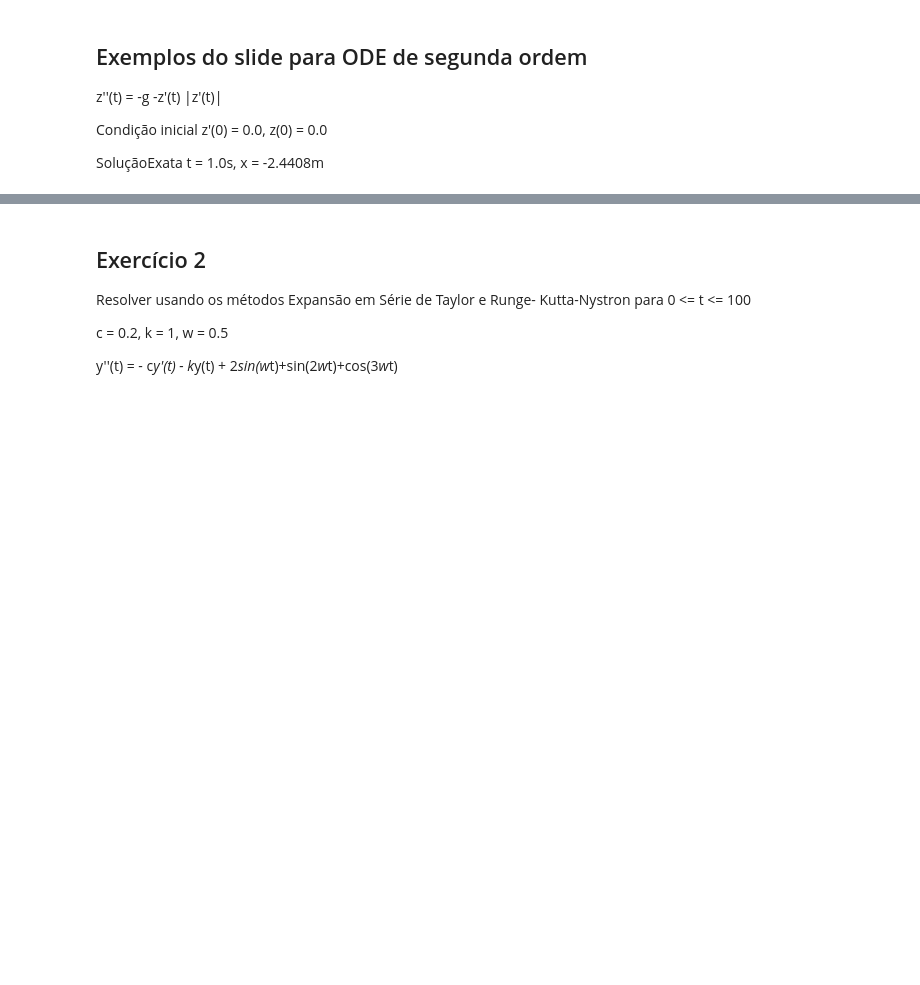
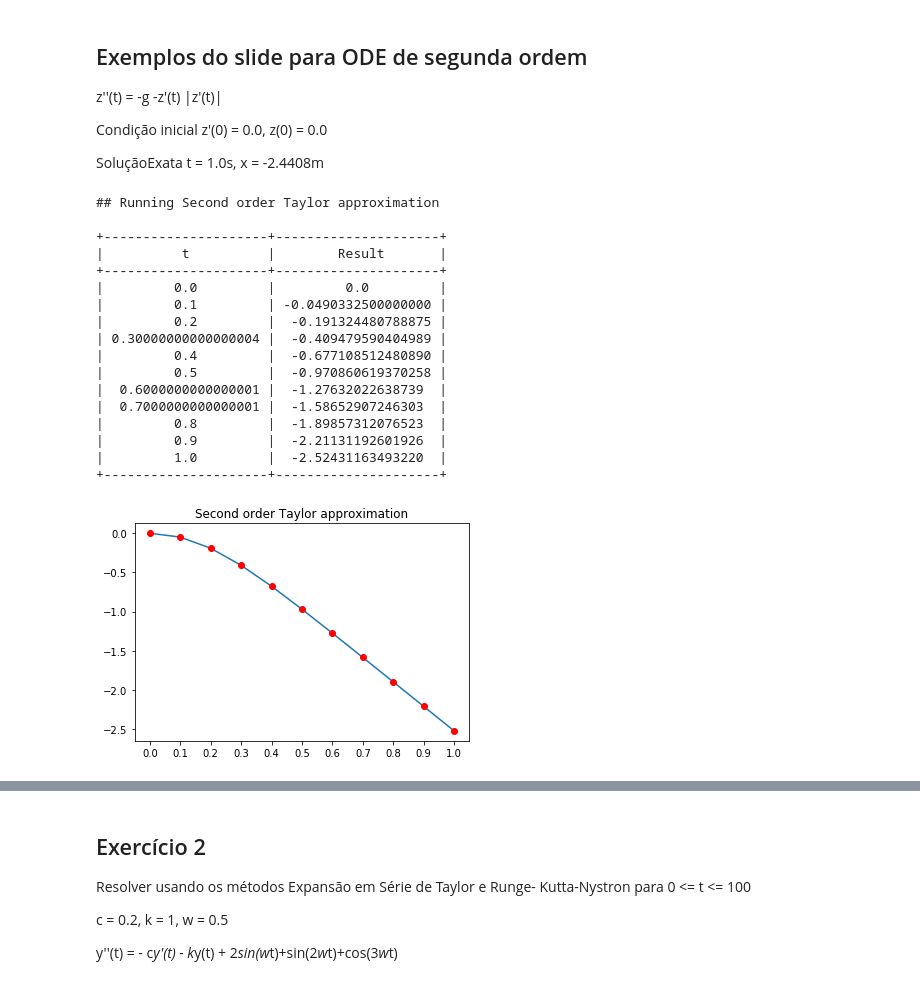
Before and after one commit to johndpope/COC473-computationalAlgebra, a Jupyter notebook: Assignment_3.ipynb, the cells around one changed output, grey strips where cells are left out. Drawn from its saved outputs; the diff is of its cells as text; code cells hidden in the pictures; blank space fills up the shorter version.

Commit message:
Solve example on assignment3 + solve some bugs on Solve example on assignment1

```diff
--- a/Assignment_3.ipynb
+++ b/Assignment_3.ipynb
@@ -538,14 +538,30 @@ Condição inicial z'(0) = 0.0, z(0) = 0.0
 
 SoluçãoExata t = 1.0s, x = -2.4408m
 # %%
-sampleFunction2 = -9.8*-yy*Abs(yy)
+sampleFunction2 = -9.80665 - 1.0*yy*Abs(yy)
 deltaT = 0.1
 X0 = 0.0
 XX0 = 0.0
 maximumT = 1.0
 
-# solveSecondOrder(sampleFunction2, deltaT, X0, XX0, maximumT, 0)
-
-# sampleFunction2 = 2 * t + y + yy
-# solveSecondOrder(sampleFunction2, 0.1, 0, 1, 2, 0)
+solveSecondOrder(sampleFunction2, deltaT, X0, XX0, maximumT, 0)
+# %% [output]
+## Running Second order Taylor approximation
+
++---------------------+---------------------+
+|          t          |        Result       |
++---------------------+---------------------+
+|         0.0         |         0.0         |
+|         0.1         | -0.0490332500000000 |
+|         0.2         |  -0.191324480788875 |
+| 0.30000000000000004 |  -0.409479590404989 |
+|         0.4         |  -0.677108512480890 |
+|         0.5         |  -0.970860619370258 |
+|  0.6000000000000001 |  -1.27632022638739  |
+|  0.7000000000000001 |  -1.58652907246303  |
+|         0.8         |  -1.89857312076523  |
+|         0.9         |  -2.21131192601926  |
+|         1.0         |  -2.52431163493220  |
++---------------------+---------------------+
+[figure, added]
 # %%
```
Also changed, not shown: parts of 2 cells of this notebook.
